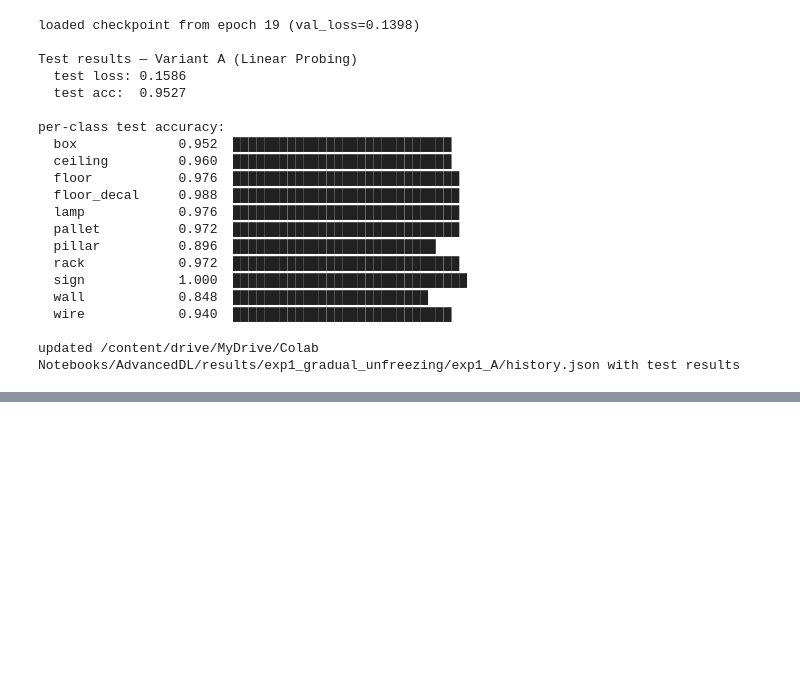
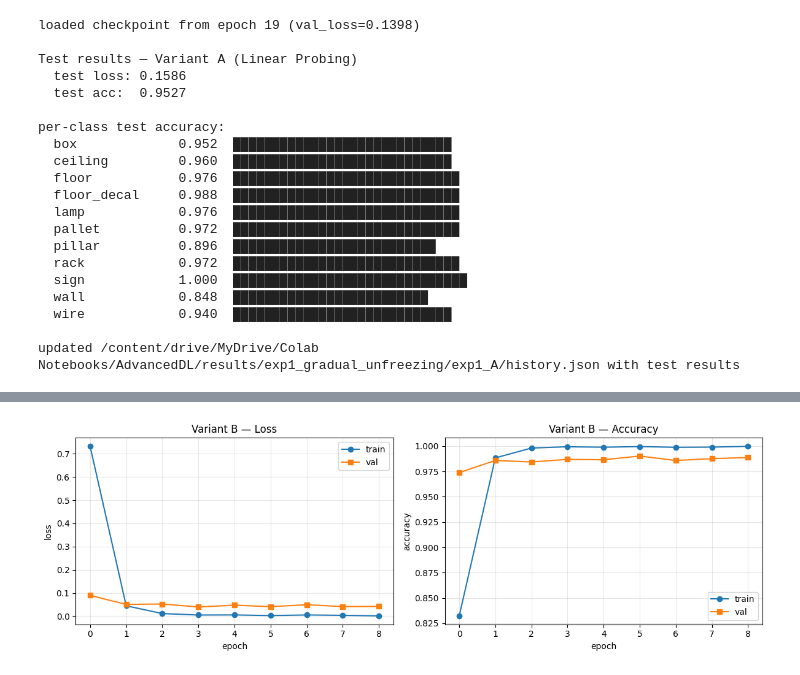
Before and after one commit to iav2002/Assignment_Advanced_Topics_In_DeepLearning, a Jupyter notebook: Part2_Experiments_1.ipynb, the cells around one changed output, grey strips where cells are left out. Cells and saved outputs as stored; diff of their text form; code cells hidden in the pictures; blank space fills up the shorter version.

Commit message:
Variant B Fine Tunning

```diff
--- a/Part2_Experiments_1.ipynb
+++ b/Part2_Experiments_1.ipynb
@@ -618,0 +581,18 @@ updated /content/drive/MyDrive/Colab Notebooks/AdvancedDL/results/exp1_gradual_u
+# %%
+VARIANT = 'B'
+VARIANT_DIR = RESULTS_DIR / f'exp1_{VARIANT}'
+VARIANT_DIR.mkdir(parents=True, exist_ok=True)
+
+# fresh model, no freezing - every param trains
+model = build_model(NUM_CLASSES).to(device)
+
+# 10x lower than variant A - high lr would overwrite the pretrained backbone
+LR_FT = 1e-4
+
+optimizer = torch.optim.AdamW(model.parameters(), lr=LR_FT, weight_decay=WEIGHT_DECAY)
+scheduler = torch.optim.lr_scheduler.ReduceLROnPlateau(optimizer, mode='min', factor=0.5, patience=2)
+criterion = nn.CrossEntropyLoss()
+
+trainable, total = count_trainable(model)
+print(f'variant B: {trainable:,} / {total:,} trainable params')
+print(f'output dir: {VARIANT_DIR}')
@@ -618,0 +672,25 @@ updated /content/drive/MyDrive/Colab Notebooks/AdvancedDL/results/exp1_gradual_u
+# %%
+fig, axes = plt.subplots(1, 2, figsize=(12, 4))
+
+epochs_run = range(len(history['train_loss']))
+axes[0].plot(epochs_run, history['train_loss'], label='train', marker='o')
+axes[0].plot(epochs_run, history['val_loss'], label='val', marker='s')
+axes[0].set_xlabel('epoch')
+axes[0].set_ylabel('loss')
+axes[0].set_title('Variant B — Loss')
+axes[0].legend()
+axes[0].grid(alpha=0.3)
+
+axes[1].plot(epochs_run, history['train_acc'], label='train', marker='o')
+axes[1].plot(epochs_run, history['val_acc'], label='val', marker='s')
+axes[1].set_xlabel('epoch')
+axes[1].set_ylabel('accuracy')
+axes[1].set_title('Variant B — Accuracy')
+axes[1].legend()
+axes[1].grid(alpha=0.3)
+
+plt.tight_layout()
+plt.savefig(VARIANT_DIR / 'curves.png', dpi=120)
+plt.show()
+# %% [output]
+[figure, added]
```
Also changed, not shown: parts of 19 cells of this notebook.
